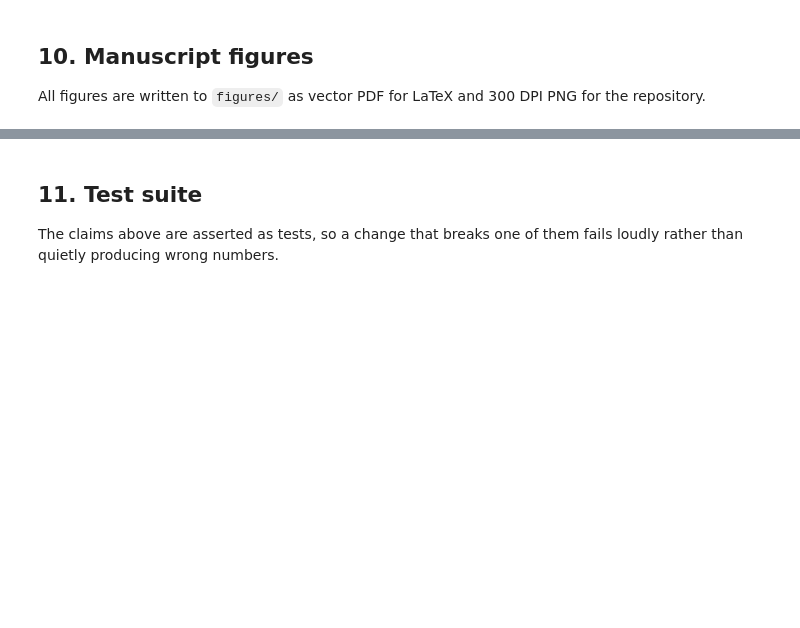
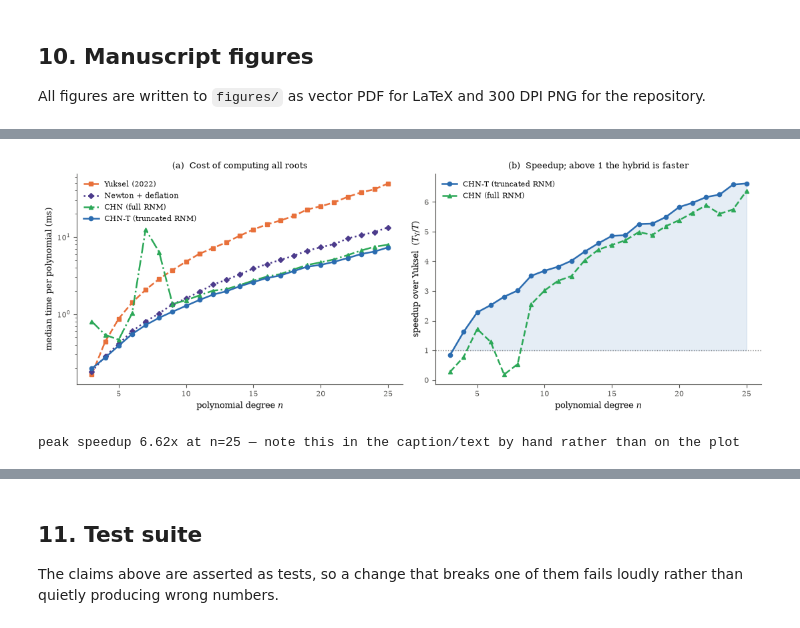
Before and after one commit to Shantanu115/chn-polyroot, a Jupyter notebook: CHN_polynomial_root_finding.ipynb, the cells around one changed output, grey strips where cells are left out. Drawn from its saved outputs; the diff is of its cells as text; code cells hidden in the pictures; blank space fills up the shorter version.

```diff
--- a/CHN_polynomial_root_finding.ipynb
+++ b/CHN_polynomial_root_finding.ipynb
@@ -574,0 +575,41 @@ plt.show()
+# %%
+# --- Figure 3: cost + speedup, no overlaid annotation ---
+degrees = sweep["meta"]["degrees"]
+speedup = sweep["speedup_median"]["chn_t"]
+
+fig, axes = plt.subplots(1, 2, figsize=(11, 4))
+
+# (a) cost
+ax = axes[0]
+ax.plot(degrees, sweep["yuksel"]["time_med"], "s--", label="Yuksel (2022)", color="#e8703a")
+ax.plot(degrees, sweep["newton"]["time_med"], "D:", label="Newton + deflation", color="#4c3b8c")
+ax.plot(degrees, sweep["chn"]["time_med"], "^-.", label="CHN (full RNM)", color="#2ca858")
+ax.plot(degrees, sweep["chn_t"]["time_med"], "o-", label="CHN-T (truncated RNM)", color="#2b6cb0")
+ax.set_yscale("log")
+ax.set_xlabel("polynomial degree $n$")
+ax.set_ylabel("median time per polynomial (ms)")
+ax.set_title("(a)  Cost of computing all roots")
+ax.legend(fontsize=8)
+
+# (b) speedup — clean, no text annotation
+ax = axes[1]
+ax.axhline(1.0, color="gray", linestyle=":", linewidth=1)
+ax.fill_between(degrees, 1.0, speedup, alpha=0.12, color="#2b6cb0")
+ax.plot(degrees, speedup, "o-", label="CHN-T (truncated RNM)", color="#2b6cb0")
+ax.plot(degrees, sweep["speedup_median"]["chn"], "^--", label="CHN (full RNM)", color="#2ca858")
+ax.set_xlabel("polynomial degree $n$")
+ax.set_ylabel(r"speedup over Yuksel  $(T_{\mathrm{Y}}/T)$")
+ax.set_title("(b)  Speedup; above 1 the hybrid is faster")
+ax.legend(fontsize=8, loc="upper left")
+
+plt.tight_layout()
+plt.savefig("figures/fig_performance.pdf")
+plt.savefig("figures/fig_performance.png", dpi=300)
+plt.show()
+
+best_i = int(np.argmax(speedup))
+print(f"peak speedup {speedup[best_i]:.2f}x at n={degrees[best_i]} "
+      f"— note this in the caption/text by hand rather than on the plot")
+# %% [output]
+[figure, added]
+peak speedup 6.62x at n=25 — note this in the caption/text by hand rather than on the plot
```
Also changed, not shown: parts of 8 cells of this notebook.
